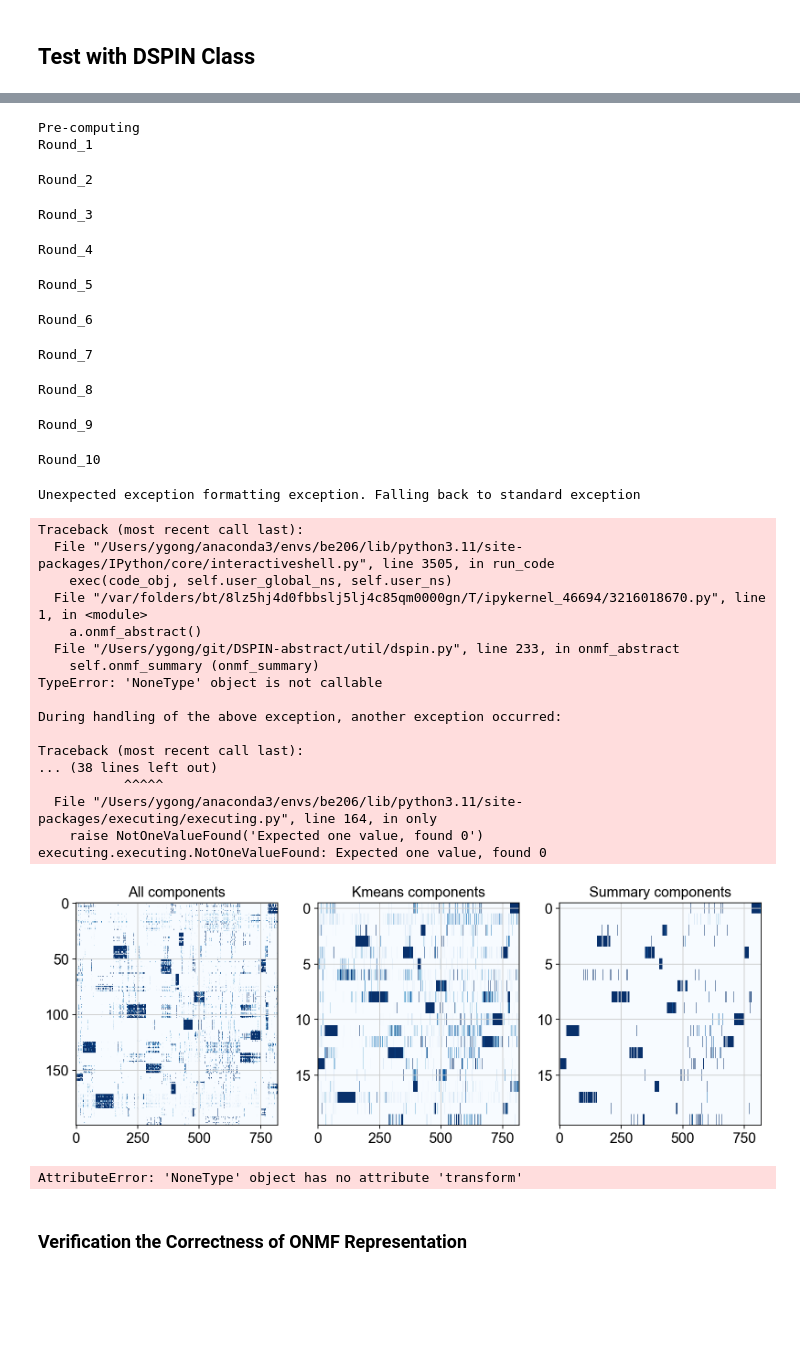
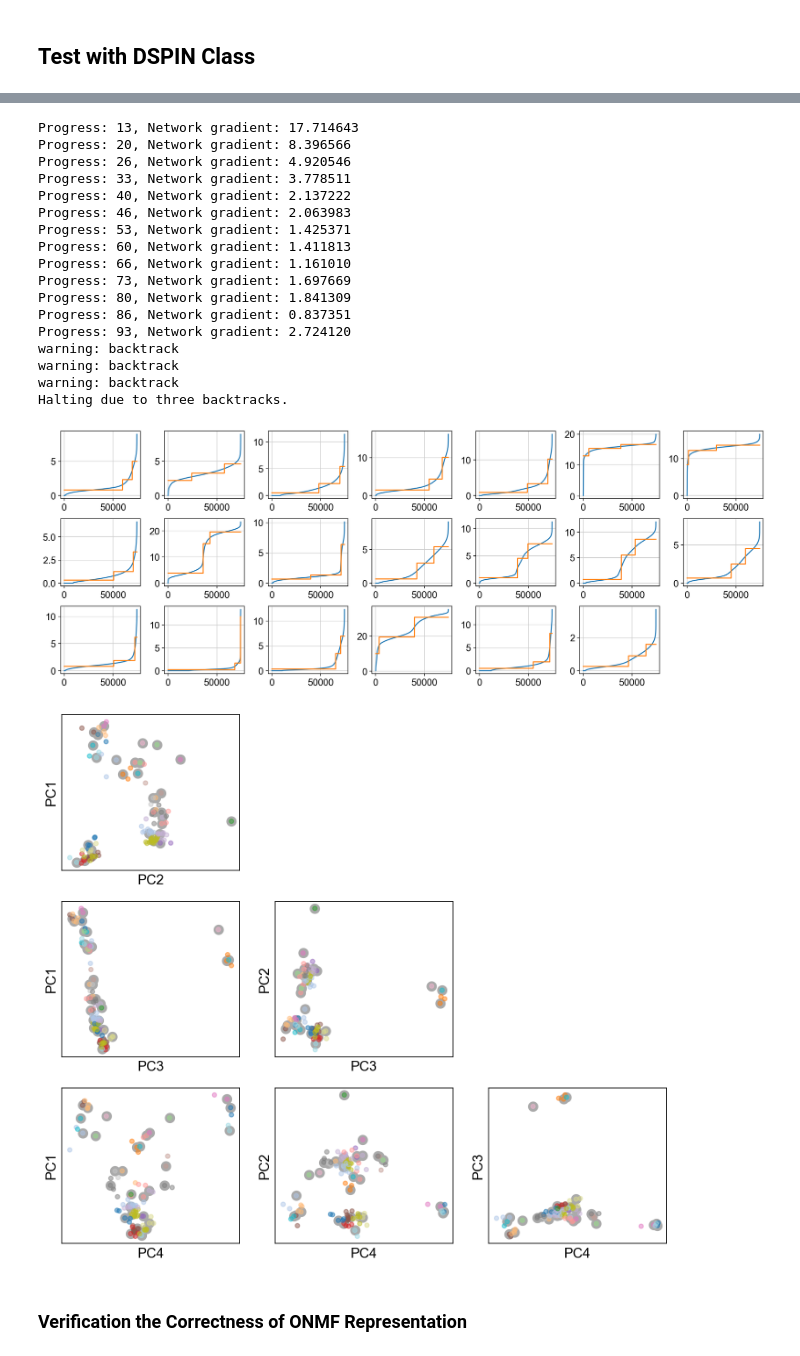
Before and after one commit to YingyGong/DSPIN-abstract, a Jupyter notebook: D_SPIN_example_single_cell_signalling.ipynb, the cells around one changed output, grey strips where cells are left out. Cells and saved outputs as stored; diff of their text form; code cells hidden in the pictures; blank space fills up the shorter version.

Commit message:
signalling example functions well

```diff
--- a/D_SPIN_example_single_cell_signalling.ipynb
+++ b/D_SPIN_example_single_cell_signalling.ipynb
@@ -55,37 +51,0 @@ a.preprocessing()
-# %%
-a.onmf_abstract()
-# %% [output]
-Pre-computing
-Round_1
-Round_2
-Round_3
-Round_4
-Round_5
-Round_6
-Round_7
-Round_8
-Round_9
-Round_10
-Unexpected exception formatting exception. Falling back to standard exception
-Traceback (most recent call last):
-  File "/Users/ygong/anaconda3/envs/be206/lib/python3.11/site-packages/IPython/core/interactiveshell.py", line 3505, in run_code
-    exec(code_obj, self.user_global_ns, self.user_ns)
-  File "/var/folders/bt/8lz5hj4d0fbbslj5lj4c85qm0000gn/T/ipykernel_46694/3216018670.py", line 1, in <module>
-    a.onmf_abstract()
-  File "/Users/ygong/git/DSPIN-abstract/util/dspin.py", line 233, in onmf_abstract
-    self.onmf_summary (onmf_summary)
-TypeError: 'NoneType' object is not callable
-
-During handling of the above exception, another exception occurred:
-
-Traceback (most recent call last):
-... (38 lines left out)
-           ^^^^^
-  File "/Users/ygong/anaconda3/envs/be206/lib/python3.11/site-packages/executing/executing.py", line 164, in only
-    raise NotOneValueFound('Expected one value, found 0')
-executing.executing.NotOneValueFound: Expected one value, found 0
-[figure, removed]
-# %%
-onmf_rep_ori = a.compute_onmf_rep_ori()
-# %% [output]
-AttributeError: 'NoneType' object has no attribute 'transform'
@@ -94,3 +52,27 @@ onmf_rep_tri = a.discretize()
+# %%
+example_list = ['TNFA_200ng_mL_1-COVID-1', 'IL7_50ng_mL_1-COVID-1', 'LPS_50ng_mL_1-COVID-1', 'CCL2_200ng_mL_1-COVID-1', 'CONTROL_1-COVID-1']
+# %%
+a.network_infer(sample_column_name='sample_batch', example_list=example_list)
+# %% [output]
+Progress: 13, Network gradient: 17.714643
+Progress: 20, Network gradient: 8.396566
+Progress: 26, Network gradient: 4.920546
+Progress: 33, Network gradient: 3.778511
+Progress: 40, Network gradient: 2.137222
+Progress: 46, Network gradient: 2.063983
+Progress: 53, Network gradient: 1.425371
+Progress: 60, Network gradient: 1.411813
+Progress: 66, Network gradient: 1.161010
+Progress: 73, Network gradient: 1.697669
+Progress: 80, Network gradient: 1.841309
+Progress: 86, Network gradient: 0.837351
+Progress: 93, Network gradient: 2.724120
+warning: backtrack
+warning: backtrack
+warning: backtrack
+Halting due to three backtracks.
+[figure, added]
+[figure, added]
 # %% [markdown]
 ### Verification the Correctness of ONMF Representation
 # %%
```
Also changed, not shown: parts of 4 cells of this notebook, 2 other files.
